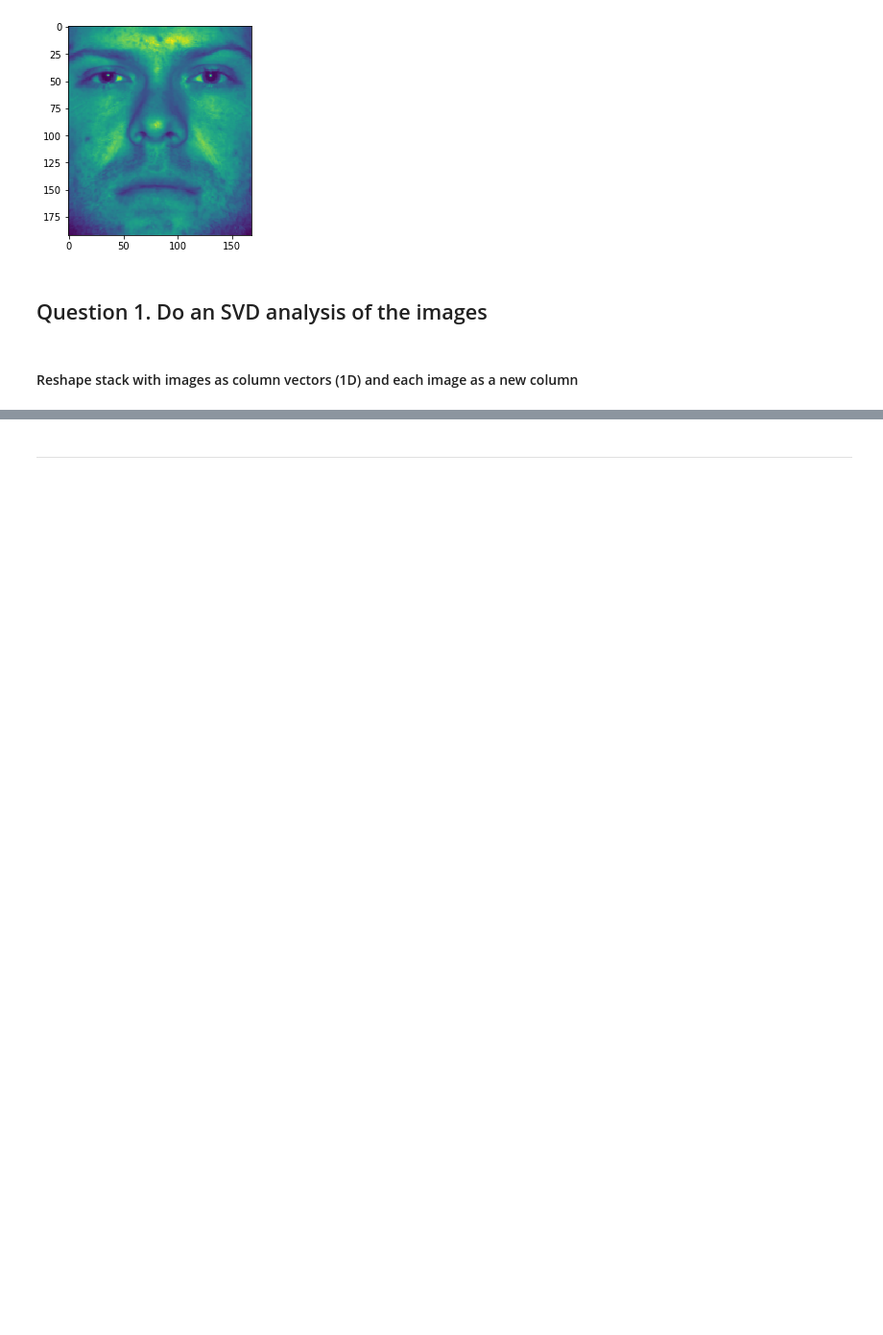
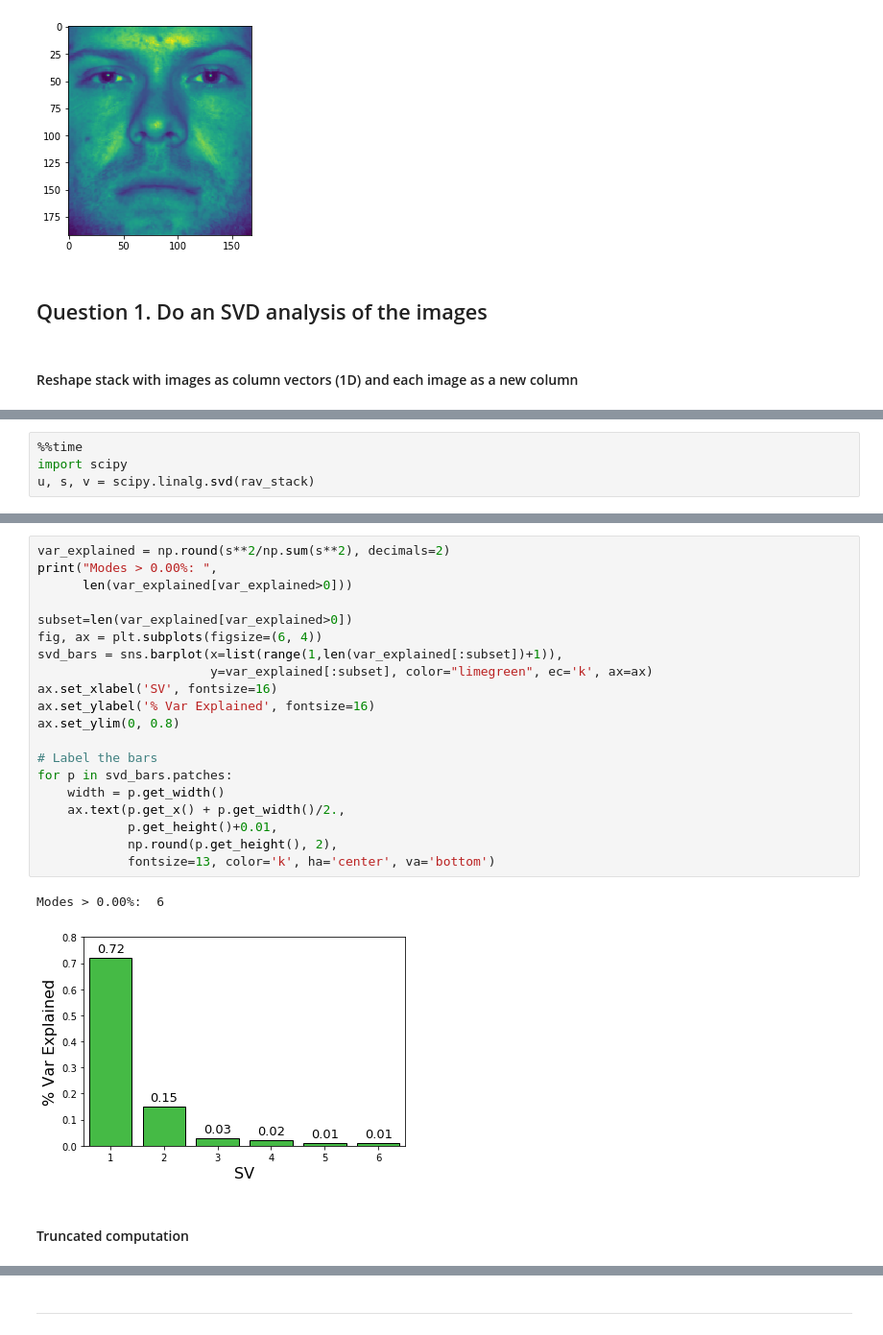
Before and after one commit to jmichellehu/ComplexSystems_AMATH563, a Jupyter notebook: hw3/AMATH563_hw3.ipynb, the cells around one changed output, grey strips where cells are left out. Shown at 96% size. Drawn from its saved outputs; the diff is of its cells as text; blank space fills up the shorter version.

Commit message:
hw3/AMATH563_hw3.ipynb: SVD computations and timing added

```diff
--- a/hw3/AMATH563_hw3.ipynb
+++ b/hw3/AMATH563_hw3.ipynb
@@ -160,0 +173,4 @@ TypeError: invalid indexer array, does not have integer dtype: array(None, dtype
+# %%
+%%time
+import scipy
+u, s, v = scipy.linalg.svd(rav_stack)
@@ -160,0 +180,25 @@ TypeError: invalid indexer array, does not have integer dtype: array(None, dtype
+# %%
+var_explained = np.round(s**2/np.sum(s**2), decimals=2)
+print("Modes > 0.00%: ",
+      len(var_explained[var_explained>0]))
+
+subset=len(var_explained[var_explained>0])
+fig, ax = plt.subplots(figsize=(6, 4))
+svd_bars = sns.barplot(x=list(range(1,len(var_explained[:subset])+1)),
+                       y=var_explained[:subset], color="limegreen", ec='k', ax=ax)
+ax.set_xlabel('SV', fontsize=16)
+ax.set_ylabel('% Var Explained', fontsize=16)
+ax.set_ylim(0, 0.8)
+
+# Label the bars
+for p in svd_bars.patches:
+    width = p.get_width()
+    ax.text(p.get_x() + p.get_width()/2.,
+            p.get_height()+0.01,
+            np.round(p.get_height(), 2),
+            fontsize=13, color='k', ha='center', va='bottom')
+# %% [output]
+Modes > 0.00%:  6
+[figure, added]
+# %% [markdown]
+#### Truncated computation
```
Also changed, not shown: parts of 43 cells of this notebook.
